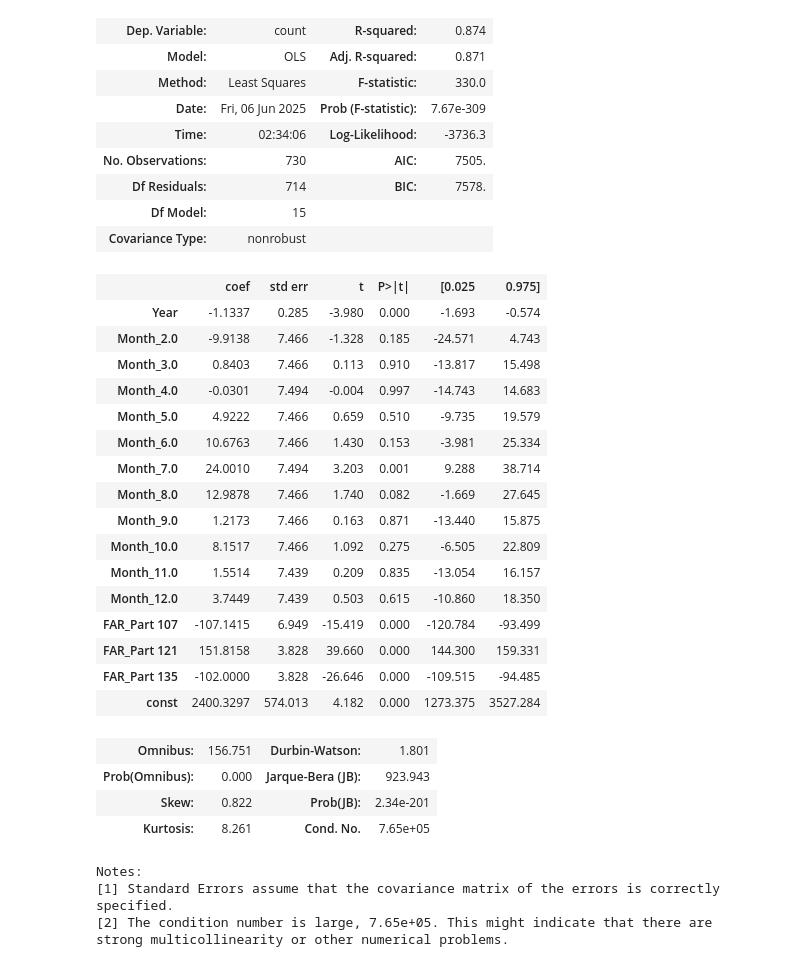
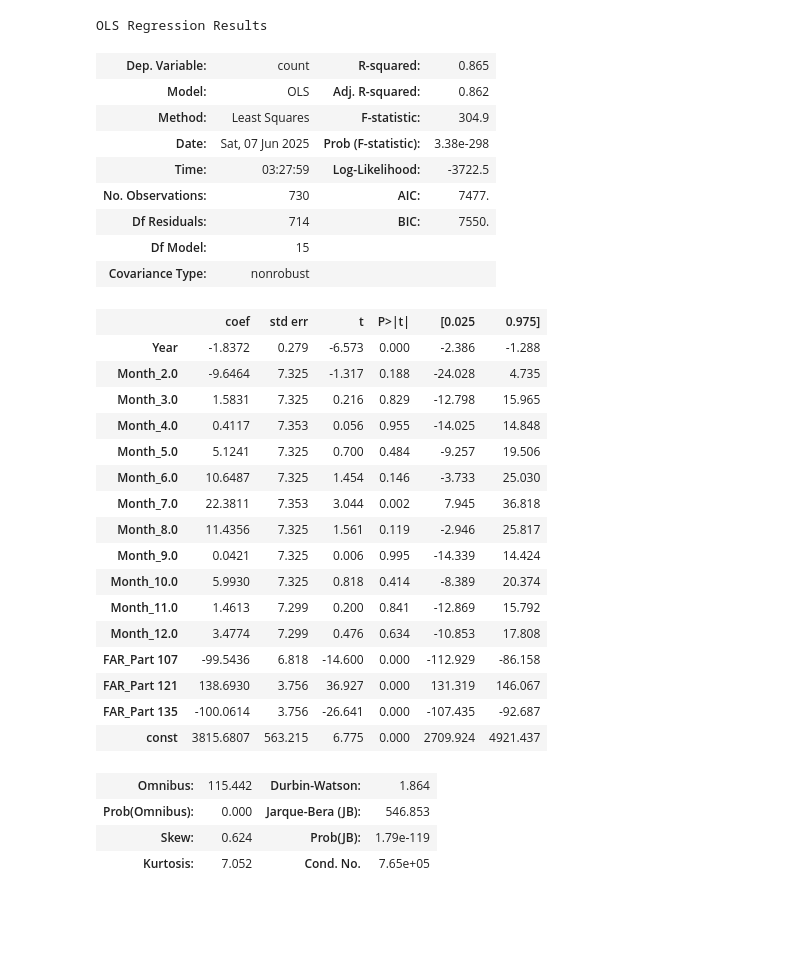
Before and after one commit to terryljh/aviation2, a Jupyter notebook: asrs linear model.ipynb, the cells around one changed output. Cells and saved outputs as stored; diff of their text form; code cells hidden in the pictures; blank space fills up the shorter version.

```diff
--- a/asrs linear model.ipynb
+++ b/asrs linear model.ipynb
@@ -198,3 +194,8 @@ df_final.loc[df_final['Normalized'].isin(canadian_provinces), 'Abbreviation_Type
 
 #df_final.to_csv(file_path, index=False)
 #print(f" Updated Canadian provinces labeled as 'Country' and saved to: {file_path}")
+
+dfsubset = df_final[['Date', 'Locale Reference', 'State Reference', 'Operating Under FAR Part','Mission','Light', 'Flight Phase','Function', 'Contributing Factors / Situations', 'Primary Problem']]
+dfsubset=dfsubset.copy()
+dfsubset = dfsubset[(dfsubset['Date']//100 >= 2004) & (dfsubset['Date']//100 <= 2026)]
+# there are accidentally some lines where the year is 0 BC, so we remove them
@@ -378,17 +373,22 @@ strong multicollinearity or other numerical problems.
 #of the accidents, I think this means we need to model each part (121, 95) individually
 import statsmodels.api as sm
 
-dfsubset3=dfsubset2.copy()
+#dfsubset3=dfsubset2.copy()
+
+dfsubset3 = dfsubset[(dfsubset['Date']//100 >= 2006) & (dfsubset['Date']//100 <= 2024)]
+dfsubset3['Year'] = dfsubset3['Date']//100
+dfsubset3['Month'] = dfsubset3['Date']%100
+dfsubset3=dfsubset3.copy()
+
 dfsubset3 = dfsubset3.dropna(subset=['Month', 'Operating Under FAR Part'])
 
 dfsubset3['Operating Under FAR Part'] = dfsubset3['Operating Under FAR Part'].astype(str).str.strip()
 allowed_far_parts = ['Part 91', 'Part 107','Part 135','Part 121']
 dfsubset3 = dfsubset3[dfsubset3['Operating Under FAR Part'].isin(allowed_far_parts)]
 
-dfsubset3 = dfsubset3[dfsubset3['Operating Under FAR Part'].isin(allowed_far_parts)]
 
-dfsubset2['Year'] = dfsubset3['Date']//100
-dfsubset2['Month'] = dfsubset3['Date']%100
+dfsubset3['Year'] = dfsubset3['Date']//100
+dfsubset3['Month'] = dfsubset3['Date']%100
 grouped2 = dfsubset3.groupby(['Year', 'Month','Operating Under FAR Part']).size().reset_index(name='count')
 grouped2['Operating Under FAR Part'] = grouped2['Operating Under FAR Part'].fillna('Missing').astype(str)
 month_dummies = pd.get_dummies(grouped2['Month'], prefix='Month', drop_first=True).reset_index(drop=True)
@@ -422,34 +431,31 @@ OLS Regression Results
+OLS Regression Results
-| Dep. Variable: | count | R-squared: | 0.874 |
-| Model: | OLS | Adj. R-squared: | 0.871 |
-| Method: | Least Squares | F-statistic: | 330.0 |
-| Date: | Fri, 06 Jun 2025 | Prob (F-statistic): | 7.67e-309 |
-| Time: | 02:34:06 | Log-Likelihood: | -3736.3 |
-| No. Observations: | 730 | AIC: | 7505. |
-| Df Residuals: | 714 | BIC: | 7578. |
+| Dep. Variable: | count | R-squared: | 0.865 |
+| Model: | OLS | Adj. R-squared: | 0.862 |
+| Method: | Least Squares | F-statistic: | 304.9 |
+| Date: | Sat, 07 Jun 2025 | Prob (F-statistic): | 3.38e-298 |
+| Time: | 03:27:59 | Log-Likelihood: | -3722.5 |
+| No. Observations: | 730 | AIC: | 7477. |
+| Df Residuals: | 714 | BIC: | 7550. |
 | Df Model: | 15 |  |  |
 | Covariance Type: | nonrobust |  |  |
 |  | coef | std err | t | P>|t| | [0.025 | 0.975] |
-| Year | -1.1337 | 0.285 | -3.980 | 0.000 | -1.693 | -0.574 |
-| Month_2.0 | -9.9138 | 7.466 | -1.328 | 0.185 | -24.571 | 4.743 |
-| Month_3.0 | 0.8403 | 7.466 | 0.113 | 0.910 | -13.817 | 15.498 |
-| Month_4.0 | -0.0301 | 7.494 | -0.004 | 0.997 | -14.743 | 14.683 |
-| Month_5.0 | 4.9222 | 7.466 | 0.659 | 0.510 | -9.735 | 19.579 |
-| Month_6.0 | 10.6763 | 7.466 | 1.430 | 0.153 | -3.981 | 25.334 |
-| Month_7.0 | 24.0010 | 7.494 | 3.203 | 0.001 | 9.288 | 38.714 |
-| Month_8.0 | 12.9878 | 7.466 | 1.740 | 0.082 | -1.669 | 27.645 |
-| Month_9.0 | 1.2173 | 7.466 | 0.163 | 0.871 | -13.440 | 15.875 |
-| Month_10.0 | 8.1517 | 7.466 | 1.092 | 0.275 | -6.505 | 22.809 |
-| Month_11.0 | 1.5514 | 7.439 | 0.209 | 0.835 | -13.054 | 16.157 |
-| Month_12.0 | 3.7449 | 7.439 | 0.503 | 0.615 | -10.860 | 18.350 |
-| FAR_Part 107 | -107.1415 | 6.949 | -15.419 | 0.000 | -120.784 | -93.499 |
-| FAR_Part 121 | 151.8158 | 3.828 | 39.660 | 0.000 | 144.300 | 159.331 |
-| FAR_Part 135 | -102.0000 | 3.828 | -26.646 | 0.000 | -109.515 | -94.485 |
-| const | 2400.3297 | 574.013 | 4.182 | 0.000 | 1273.375 | 3527.284 |
+| Year | -1.8372 | 0.279 | -6.573 | 0.000 | -2.386 | -1.288 |
+| Month_2.0 | -9.6464 | 7.325 | -1.317 | 0.188 | -24.028 | 4.735 |
+| Month_3.0 | 1.5831 | 7.325 | 0.216 | 0.829 | -12.798 | 15.965 |
+| Month_4.0 | 0.4117 | 7.353 | 0.056 | 0.955 | -14.025 | 14.848 |
+| Month_5.0 | 5.1241 | 7.325 | 0.700 | 0.484 | -9.257 | 19.506 |
+| Month_6.0 | 10.6487 | 7.325 | 1.454 | 0.146 | -3.733 | 25.030 |
+| Month_7.0 | 22.3811 | 7.353 | 3.044 | 0.002 | 7.945 | 36.818 |
+| Month_8.0 | 11.4356 | 7.325 | 1.561 | 0.119 | -2.946 | 25.817 |
+| Month_9.0 | 0.0421 | 7.325 | 0.006 | 0.995 | -14.339 | 14.424 |
+| Month_10.0 | 5.9930 | 7.325 | 0.818 | 0.414 | -8.389 | 20.374 |
+| Month_11.0 | 1.4613 | 7.299 | 0.200 | 0.841 | -12.869 | 15.792 |
+| Month_12.0 | 3.4774 | 7.299 | 0.476 | 0.634 | -10.853 | 17.808 |
+| FAR_Part 107 | -99.5436 | 6.818 | -14.600 | 0.000 | -112.929 | -86.158 |
+| FAR_Part 121 | 138.6930 | 3.756 | 36.927 | 0.000 | 131.319 | 146.067 |
+| FAR_Part 135 | -100.0614 | 3.756 | -26.641 | 0.000 | -107.435 | -92.687 |
+| const | 3815.6807 | 563.215 | 6.775 | 0.000 | 2709.924 | 4921.437 |
-| Omnibus: | 156.751 | Durbin-Watson: | 1.801 |
-| Prob(Omnibus): | 0.000 | Jarque-Bera (JB): | 923.943 |
-| Skew: | 0.822 | Prob(JB): | 2.34e-201 |
-| Kurtosis: | 8.261 | Cond. No. | 7.65e+05 |
+| Omnibus: | 115.442 | Durbin-Watson: | 1.864 |
+| Prob(Omnibus): | 0.000 | Jarque-Bera (JB): | 546.853 |
+| Skew: | 0.624 | Prob(JB): | 1.79e-119 |
+| Kurtosis: | 7.052 | Cond. No. | 7.65e+05 |
-Notes:
-[1] Standard Errors assume that the covariance matrix of the errors is correctly specified.
-[2] The condition number is large, 7.65e+05. This might indicate that there are
-strong multicollinearity or other numerical problems.
```
Also changed, not shown: parts of 7 cells of this notebook.
